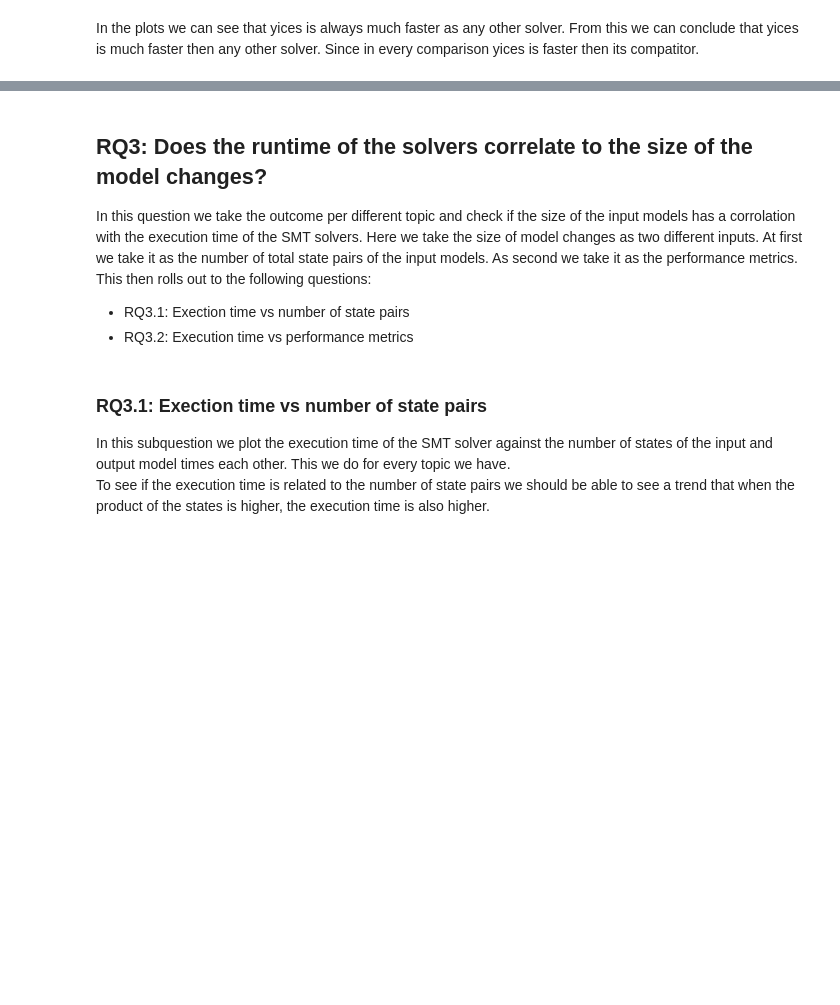
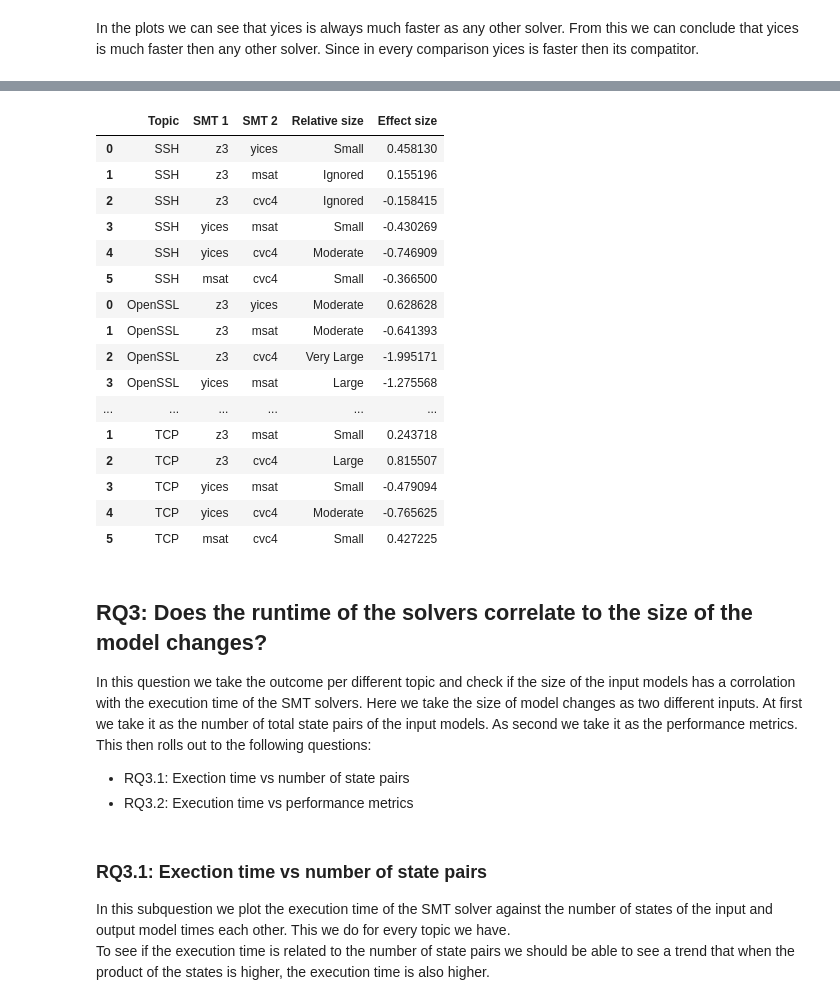
Before and after one commit to GianniM123/ResearchInternship, a Jupyter notebook: statistics/statistics.ipynb, the cells around one changed output, grey strips where cells are left out. Cells and saved outputs as stored; diff of their text form; code cells hidden in the pictures; blank space fills up the shorter version.

Commit message:
added effect size and wilcoxon signed ranked test

```diff
--- a/statistics/statistics.ipynb
+++ b/statistics/statistics.ipynb
@@ -106,10 +107,23 @@ show_finished_box_plot("msat", "cvc4", axes[2,1])
 # %% [markdown]
 In the plots we can see that yices is always much faster as any other solver. From this we can conclude that yices is much faster then any other solver. Since in every comparison yices is faster then its compatitor.
 # %%
-z3_finished = only_finished[only_finished["SMT solver"] == "z3"]["total seconds"]
-yices_finished = only_finished[only_finished["SMT solver"] == "yices"]["total seconds"]
-msat_finished = only_finished[only_finished["SMT solver"] == "msat"]["total seconds"]
-cvc4_finished = only_finished[only_finished["SMT solver"] == "cvc4"]["total seconds"]
+def wilcoxon(dataframe):
+    return_list = []
+    dataframe.insert(3,"total seconds", [ (i+j) for i,j in zip(dataframe['incoming time'], dataframe['outgoing time'])])
+    z3_frame = dataframe[dataframe["SMT solver"] == "z3"]["total seconds"]
+    yices_frame = dataframe[dataframe["SMT solver"] == "yices"]["total seconds"]
+    msat_frame = dataframe[dataframe["SMT solver"] == "msat"]["total seconds"]
+    cvc4_frame = dataframe[dataframe["SMT solver"] == "cvc4"]["total seconds"]
+    return_list.append(stats.wilcoxon(z3_frame, yices_frame) + ("z3", "yices"))
+    return_list.append(stats.wilcoxon(z3_frame, msat_frame) + ("z3", "msat"))
+    return_list.append(stats.wilcoxon(z3_frame, cvc4_frame) + ("z3", "cvc4"))
+    return_list.append(stats.wilcoxon(yices_frame, msat_frame) + ("yices", "msat"))
+    return_list.append(stats.wilcoxon(yices_frame, cvc4_frame) + ("yices", "cvc4"))
+    return_list.append(stats.wilcoxon(msat_frame, cvc4_frame) + ("msat", "cvc4"))
+    return_frame = pandas.DataFrame(return_list)
+    return_frame = return_frame.rename(columns={0: "T-value", 1: "p-value", 2: "SMT 1", 3: "SMT 2"})
+    return return_frame
+
 
 #Effect size (https://machinelearningmastery.com/effect-size-measures-in-python/)
 def cohend(d1, d2):
@@ -137,22 +151,45 @@ def effect_size(d):
     elif d < 1.4:
         return "Large"
     return "Very Large"
-effect_size_list = []
-effect_size_list.append({"SMT1" : "z3", "SMT2" : "yices", "Effect size" : cohend(z3_finished,yices_finished)})
-effect_size_list.append({"SMT1" : "z3", "SMT2" : "msat", "Effect size" : cohend(z3_finished,msat_finished)})
-effect_size_list.append({"SMT1" : "z3", "SMT2" : "cvc4", "Effect size" : cohend(z3_finished,cvc4_finished)})
-effect_size_list.append({"SMT1" : "yices", "SMT2" : "z3", "Effect size" : cohend(yices_finished,z3_finished)})
-effect_size_list.append({"SMT1" : "yices", "SMT2" : "msat", "Effect size" : cohend(yices_finished,msat_finished)})
-effect_size_list.append({"SMT1" : "yices", "SMT2" : "cvc4", "Effect size" : cohend(yices_finished,cvc4_finished)})
-effect_size_list.append({"SMT1" : "msat", "SMT2" : "z3", "Effect size" : cohend(msat_finished,z3_finished)})
-effect_size_list.append({"SMT1" : "msat", "SMT2" : "yices", "Effect size" : cohend(msat_finished,yices_finished)})
-effect_size_list.append({"SMT1" : "msat", "SMT2" : "cvc4", "Effect size" : cohend(msat_finished,cvc4_finished)})
-effect_size_list.append({"SMT1" : "cvc4", "SMT2" : "z3", "Effect size" : cohend(cvc4_finished,z3_finished)})
-effect_size_list.append({"SMT1" : "cvc4", "SMT2" : "yices", "Effect size" : cohend(cvc4_finished,yices_finished)})
-effect_size_list.append({"SMT1" : "cvc4", "SMT2" : "msat", "Effect size" : cohend(cvc4_finished,msat_finished)})
+
+def effect_size_per_topic(dataframe):
+    dataframe.insert(3,"total seconds", [ (i+j) for i,j in zip(dataframe['incoming time'], dataframe['outgoing time'])])
+    z3_frame = dataframe[dataframe["SMT solver"] == "z3"]["total seconds"]
+    yices_frame = dataframe[dataframe["SMT solver"] == "yices"]["total seconds"]
+    msat_frame = dataframe[dataframe["SMT solver"] == "msat"]["total seconds"]
+    cvc4_frame = dataframe[dataframe["SMT solver"] == "cvc4"]["total seconds"]
+
+    effect_size_list = []
+    effect_size_list.append({"SMT 1" : "z3", "SMT 2" : "yices", "Effect size" : cohend(z3_frame,yices_frame)})
+    effect_size_list.append({"SMT 1" : "z3", "SMT 2" : "msat", "Effect size" : cohend(z3_frame,msat_frame)})
+    effect_size_list.append({"SMT 1" : "z3", "SMT 2" : "cvc4", "Effect size" : cohend(z3_frame,cvc4_frame)})
+    effect_size_list.append({"SMT 1" : "yices", "SMT 2" : "msat", "Effect size" : cohend(yices_frame,msat_frame)})
+    effect_size_list.append({"SMT 1" : "yices", "SMT 2" : "cvc4", "Effect size" : cohend(yices_frame,cvc4_frame)})
+    effect_size_list.append({"SMT 1" : "msat", "SMT 2" : "cvc4", "Effect size" : cohend(msat_frame,cvc4_frame)})
+
+    effect_size_frame = pandas.DataFrame(effect_size_list)
+    effect_size_frame.insert(2,"Relative size", [ effect_size(i) for i in effect_size_frame['Effect size'] ])
+    return effect_size_frame
 
 
-effect_size_frame = pandas.DataFrame(effect_size_list)
-effect_size_frame.insert(2,"Relative size", [ effect_size(i) for i in effect_size_frame['Effect size'] ])
+ssh_wilcoxon_result = wilcoxon(ssh_dataframe.copy())
+ssh_wilcoxon_result.insert(0,"Topic", [ "SSH"  for i in ssh_wilcoxon_result['SMT 1']])
+openssl_wilcoxon_result = wilcoxon(openssl_dataframe.copy())
+openssl_wilcoxon_result.insert(0,"Topic", [ "OpenSSL"  for i in ssh_wilcoxon_result['SMT 1']])
+tcp_wilcoxon_result = wilcoxon(tcp_dataframe.copy())
+tcp_wilcoxon_result.insert(0,"Topic", [ "TCP"  for i in ssh_wilcoxon_result['SMT 1']])
+
+wilcoxon_frame = pandas.concat([ssh_wilcoxon_result, openssl_wilcoxon_result, tcp_wilcoxon_result], join='inner')
+wilcoxon_frame.insert(5,"Difference", [ "equal" if i > 0.05 else "not equal"  for i in wilcoxon_frame['p-value']])
+display(wilcoxon_frame)
+
+ssh_effect_size_frame = effect_size_per_topic(ssh_dataframe.copy())
+ssh_effect_size_frame.insert(0,"Topic", [ "SSH"  for i in ssh_effect_size_frame['SMT 1']])
+openssl_effect_size_frame = effect_size_per_topic(openssl_dataframe.copy())
+openssl_effect_size_frame.insert(0,"Topic", [ "OpenSSL"  for i in openssl_effect_size_frame['SMT 1']])
+tcp_effect_size_frame = effect_size_per_topic(tcp_dataframe.copy())
+tcp_effect_size_frame.insert(0,"Topic", [ "TCP"  for i in ssh_effect_size_frame['SMT 1']])
+
+effect_size_frame = pandas.concat([ssh_effect_size_frame, openssl_effect_size_frame, tcp_effect_size_frame])
 display(effect_size_frame)
 # %% [output]
@@ -172,3 +213,20 @@ display(effect_size_frame)
+|  | Topic | SMT 1 | SMT 2 | Relative size | Effect size |
+| 0 | SSH | z3 | yices | Small | 0.458130 |
+| 1 | SSH | z3 | msat | Ignored | 0.155196 |
+| 2 | SSH | z3 | cvc4 | Ignored | -0.158415 |
+| 3 | SSH | yices | msat | Small | -0.430269 |
+| 4 | SSH | yices | cvc4 | Moderate | -0.746909 |
+| 5 | SSH | msat | cvc4 | Small | -0.366500 |
+| 0 | OpenSSL | z3 | yices | Moderate | 0.628628 |
+| 1 | OpenSSL | z3 | msat | Moderate | -0.641393 |
+| 2 | OpenSSL | z3 | cvc4 | Very Large | -1.995171 |
+| 3 | OpenSSL | yices | msat | Large | -1.275568 |
+| ... | ... | ... | ... | ... | ... |
+| 1 | TCP | z3 | msat | Small | 0.243718 |
+| 2 | TCP | z3 | cvc4 | Large | 0.815507 |
+| 3 | TCP | yices | msat | Small | -0.479094 |
+| 4 | TCP | yices | cvc4 | Moderate | -0.765625 |
+| 5 | TCP | msat | cvc4 | Small | 0.427225 |
 # %% [markdown]
 ## RQ3: Does the runtime of the solvers correlate to the size of the model changes?
 In this question we take the outcome per different topic and check if the size of the input models has a corrolation with the execution time of the SMT solvers. Here we take the size of model changes as two different inputs. At first we take it as the number of total state pairs of the input models. As second we take it as the performance metrics. This then rolls out to the following questions:
```
Also changed, not shown: parts of 5 cells of this notebook.
